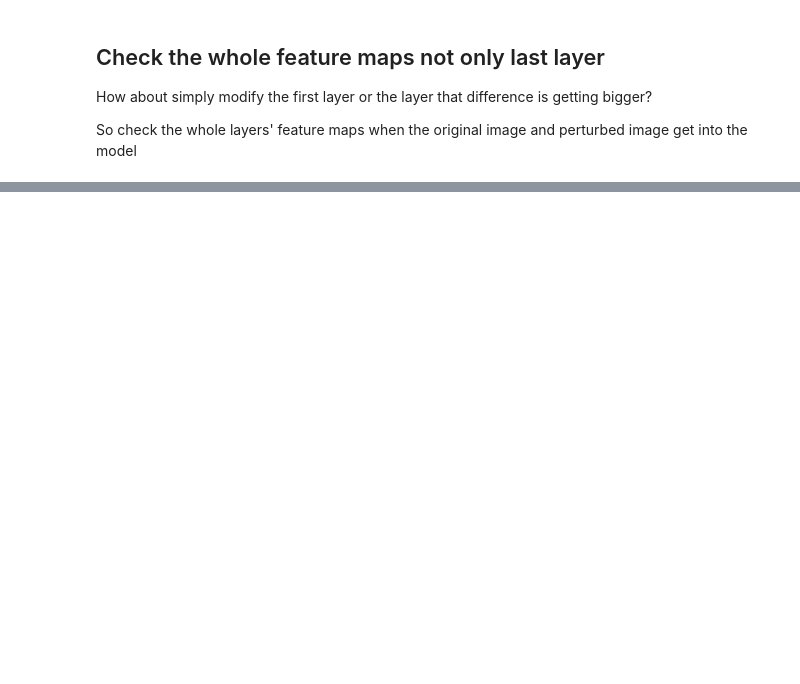
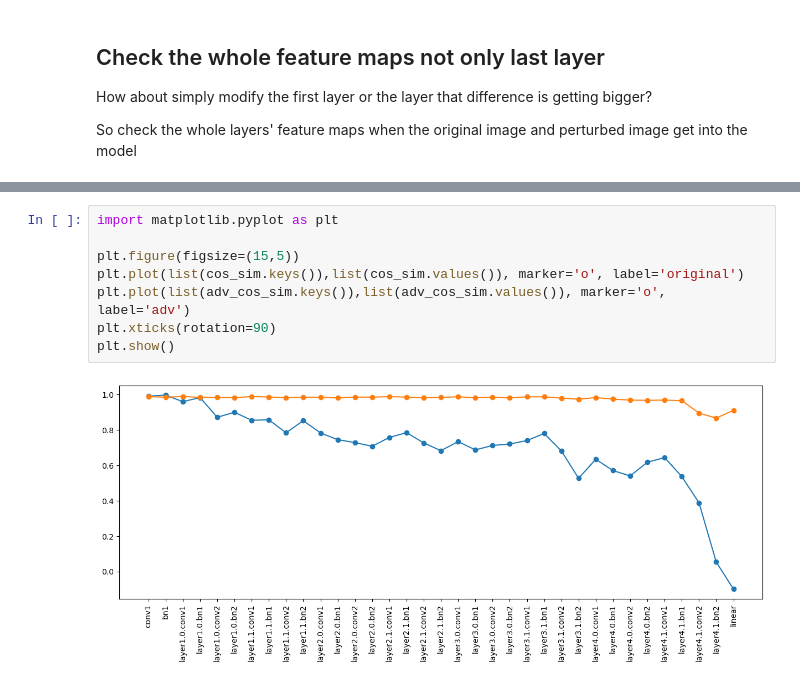
Before and after one commit to seungguJ/NNproject_KU, a Jupyter notebook: Comparing_featuremap's_similarity/comparing_whole_layer.ipynb, the cells around one changed output, grey strips where cells are left out. Drawn from its saved outputs; the diff is of its cells as text; blank space fills up the shorter version.

Commit message:
Comparing each layers' outputs of original images and adversarial images

```diff
--- a/Comparing_featuremap's_similarity/comparing_whole_layer.ipynb
+++ b/Comparing_featuremap's_similarity/comparing_whole_layer.ipynb
@@ -182,0 +167,10 @@ ModuleNotFoundError: No module named 'pytorch_grad_cam'
+# %%
+import matplotlib.pyplot as plt
+
+plt.figure(figsize=(15,5))
+plt.plot(list(cos_sim.keys()),list(cos_sim.values()), marker='o', label='original')
+plt.plot(list(adv_cos_sim.keys()),list(adv_cos_sim.values()), marker='o', label='adv')
+plt.xticks(rotation=90)
+plt.show()
+# %% [output]
+[figure, added]
```
Also changed, not shown: parts of 8 cells of this notebook.
